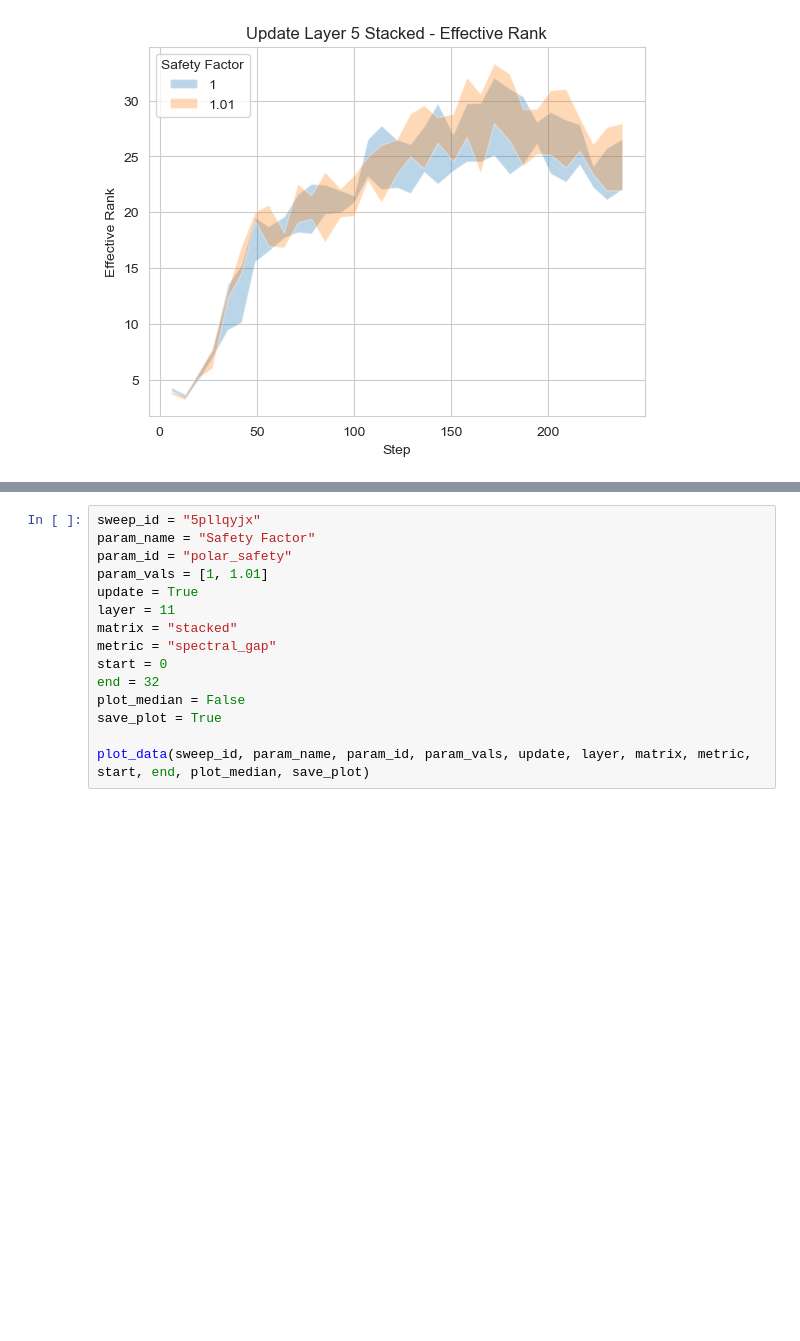
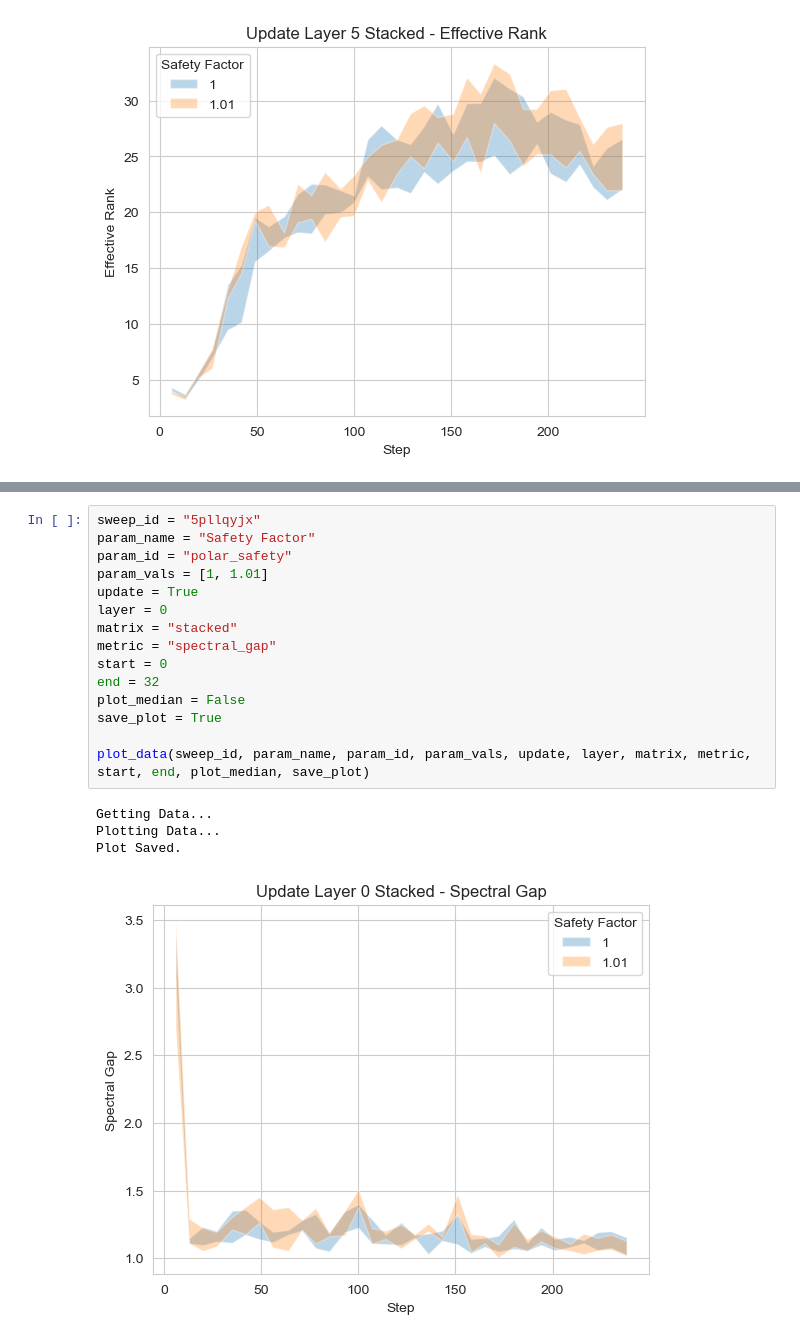
Before and after one commit to nraultwang/cs182-project, a Jupyter notebook: plotting/main.ipynb, the cells around one changed output, grey strips where cells are left out. Drawn from its saved outputs; the diff is of its cells as text; blank space fills up the shorter version.

```diff
--- a/plotting/main.ipynb
+++ b/plotting/main.ipynb
@@ -235,15 +270,20 @@ Getting Data...
 # %%
 sweep_id = "5pllqyjx"
 param_name = "Safety Factor"
 param_id = "polar_safety"
 param_vals = [1, 1.01]
 update = True
-layer = 11
+layer = 0
 matrix = "stacked"
 metric = "spectral_gap"
 start = 0
 end = 32
 plot_median = False
 save_plot = True
 
 plot_data(sweep_id, param_name, param_id, param_vals, update, layer, matrix, metric, start, end, plot_median, save_plot)
+# %% [output]
+Getting Data...
+Plotting Data...
+Plot Saved.
+[figure, added]
```
Also changed, not shown: parts of 9 cells of this notebook, 5 other files.
